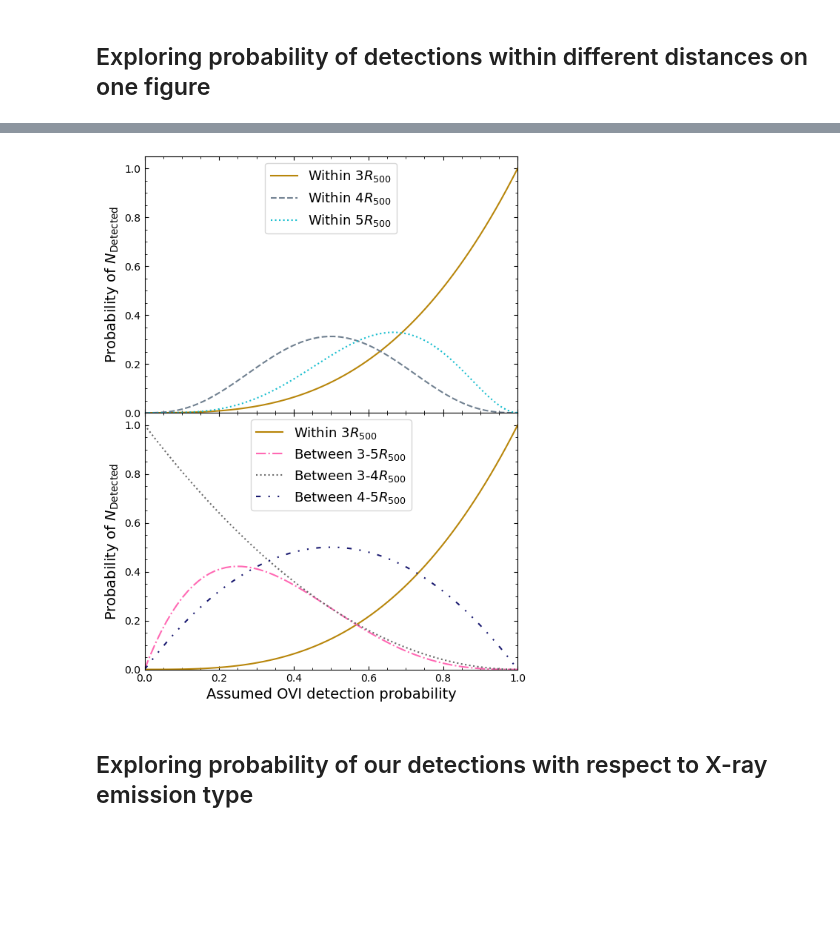
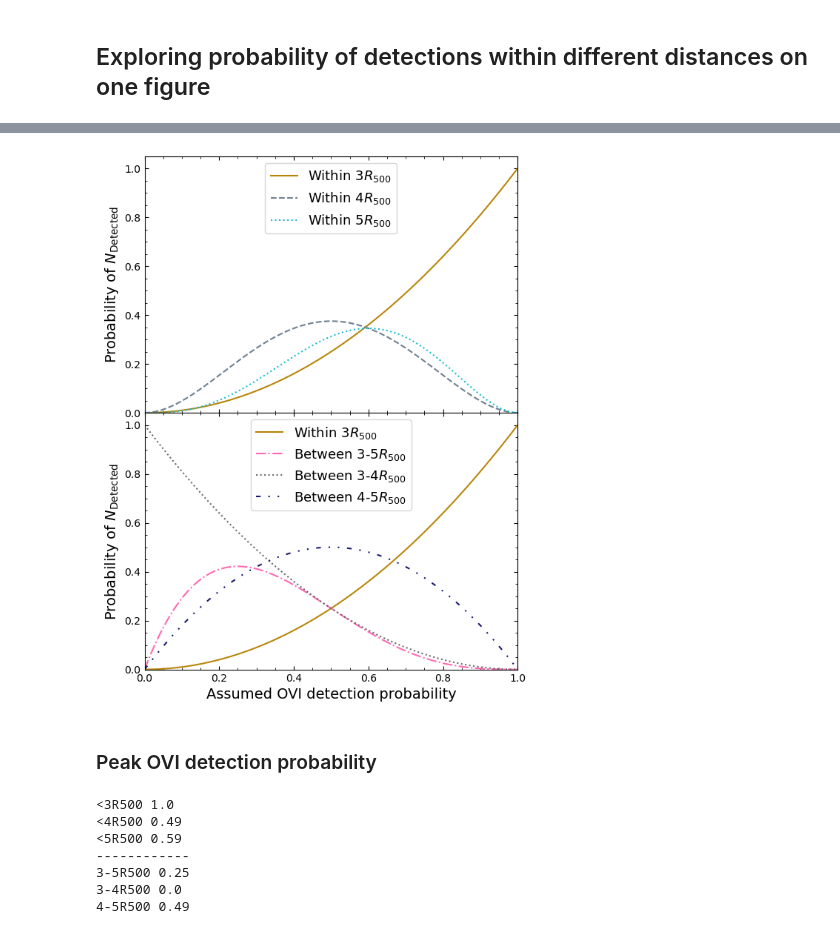
Before and after one commit to DavidT3/OVI_groups, a Jupyter notebook: notebooks/results_analyses/binomial_prob_detection.ipynb, the cells around one changed output, grey strips where cells are left out. Cells and saved outputs as stored; diff of their text form; code cells hidden in the pictures; blank space fills up the shorter version.

```diff
--- a/notebooks/results_analyses/binomial_prob_detection.ipynb
+++ b/notebooks/results_analyses/binomial_prob_detection.ipynb
@@ -24,2 +26,18 @@ def binom(n_succ: int, n_test: int, prob_succ: float) -> float:
+# %%
+ovi_det = {'<3R500': 2,
+           '<4R500': 2,
+           '<5R500': 3,
+           '3-5R500': 1,
+           '3-4R500': 0,
+           '4-5R500': 1
+          }
+
+num_grp = {'<3R500': 2,
+           '<4R500': 4,
+           '<5R500': 5,
+           '3-5R500': 4,
+           '3-4R500': 2,
+           '4-5R500': 2
+          }
 # %% [markdown]
 ## Exploring probability of detections within $3R_{500}$
@@ -186,13 +193,13 @@ for ax in ax_arr:
 
 plt.sca(ax_arr[0])
 
-bin_prob_arr_3r500 = binom(3, 3, succ_prob_arr)
+bin_prob_arr_3r500 = binom(ovi_det['<3R500'], num_grp['<3R500'], succ_prob_arr)
 plt.plot(succ_prob_arr, bin_prob_arr_3r500, color='darkgoldenrod', label=r'Within 3$R_{500}$')
 
-bin_prob_arr_4r500 = binom(3, 6, succ_prob_arr)
+bin_prob_arr_4r500 = binom(ovi_det['<4R500'], num_grp['<4R500'], succ_prob_arr)
 plt.plot(succ_prob_arr, bin_prob_arr_4r500, color='slategrey', label=r'Within 4$R_{500}$', linestyle='dashed')
 
-bin_prob_arr_5r500 = binom(4, 6, succ_prob_arr)
+bin_prob_arr_5r500 = binom(ovi_det['<5R500'], num_grp['<5R500'], succ_prob_arr)
 plt.plot(succ_prob_arr, bin_prob_arr_5r500, color='tab:cyan', label=r'Within 5$R_{500}$', linestyle='dotted')
 
 plt.xlim([0, 1])
@@ -203,36 +210,52 @@ plt.ylabel(r'Probability of $N_{\rm{Detected}}$', fontsize=14)
 plt.sca(ax_arr[1])
 
 # label=r'Between 0-3$R_{500}$'
 plt.plot(succ_prob_arr, bin_prob_arr_3r500, color='darkgoldenrod', label=r'Within 3$R_{500}$')
 
-bin_prob_arr_between3_5r500 = binom(1, 4, succ_prob_arr)
+bin_prob_arr_between3_5r500 = binom(ovi_det['3-5R500'], num_grp['3-5R500'], succ_prob_arr)
 plt.plot(succ_prob_arr, bin_prob_arr_between3_5r500, color='hotpink', label=r'Between 3-5$R_{500}$',
          linestyle='dashdot')
 
 # (0, (3, 5, 1, 5, 1, 5))
-bin_prob_arr_between3_4r500 = binom(0, 2, succ_prob_arr)
+bin_prob_arr_between3_4r500 = binom(ovi_det['3-4R500'], num_grp['3-4R500'], succ_prob_arr)
 plt.plot(succ_prob_arr, bin_prob_arr_between3_4r500, color='dimgrey', label=r'Between 3-4$R_{500}$',
          linestyle='dotted')
 
-bin_prob_arr_between4_5r500 = binom(1, 2, succ_prob_arr)
+bin_prob_arr_between4_5r500 = binom(ovi_det['4-5R500'], num_grp['4-5R500'], succ_prob_arr)
 plt.plot(succ_prob_arr, bin_prob_arr_between4_5r500, color='midnightblue', label=r'Between 4-5$R_{500}$',
          linestyle=(0, (3, 5, 1, 5, 1, 5)))
 
 
 # bin_prob_arr = binom(4, 7, succ_prob_arr)
 # plt.plot(succ_prob_arr, bin_prob_arr, color='firebrick', label=r'Within 6$R_{500}$')
 
 plt.xlabel(r'Assumed OVI detection probability', fontsize=14)
 plt.ylabel(r'Probability of $N_{\rm{Detected}}$', fontsize=14)
 
 plt.xlim([0, 1])
 plt.ylim([0, 1.05])
 
 plt.legend(loc='best', fontsize=13)
 # plt.tight_layout()
 plt.savefig('../../outputs/figures/r500_imppar_withinann_binom.pdf', bbox_inches="tight")
 plt.show()
 # %% [output]
-[figure, old version]
+[figure, new version]
-# %% [markdown]
-## Exploring probability of our detections with respect to X-ray emission type
+# %% [markdown]
+### Peak OVI detection probability
+# %%
+print('<3R500', succ_prob_arr[bin_prob_arr_3r500.argmax()].round(2))
+print('<4R500', succ_prob_arr[bin_prob_arr_4r500.argmax()].round(2))
+print('<5R500', succ_prob_arr[bin_prob_arr_5r500.argmax()].round(2))
+print('------------')
+print('3-5R500', succ_prob_arr[bin_prob_arr_between3_5r500.argmax()].round(2))
+print('3-4R500', succ_prob_arr[bin_prob_arr_between3_4r500.argmax()].round(2))
+print('4-5R500', succ_prob_arr[bin_prob_arr_between4_5r500.argmax()].round(2))
+# %% [output]
+<3R500 1.0
+<4R500 0.49
+<5R500 0.59
+------------
+3-5R500 0.25
+3-4R500 0.0
+4-5R500 0.49
```
Also changed, not shown: parts of 10 cells of this notebook, 2 other files.
